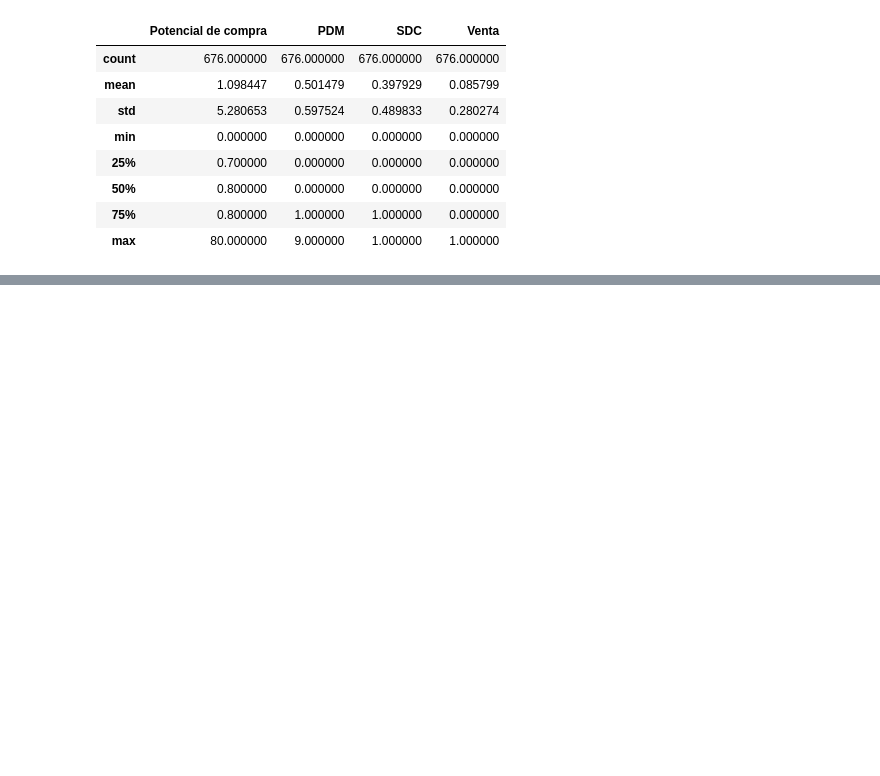
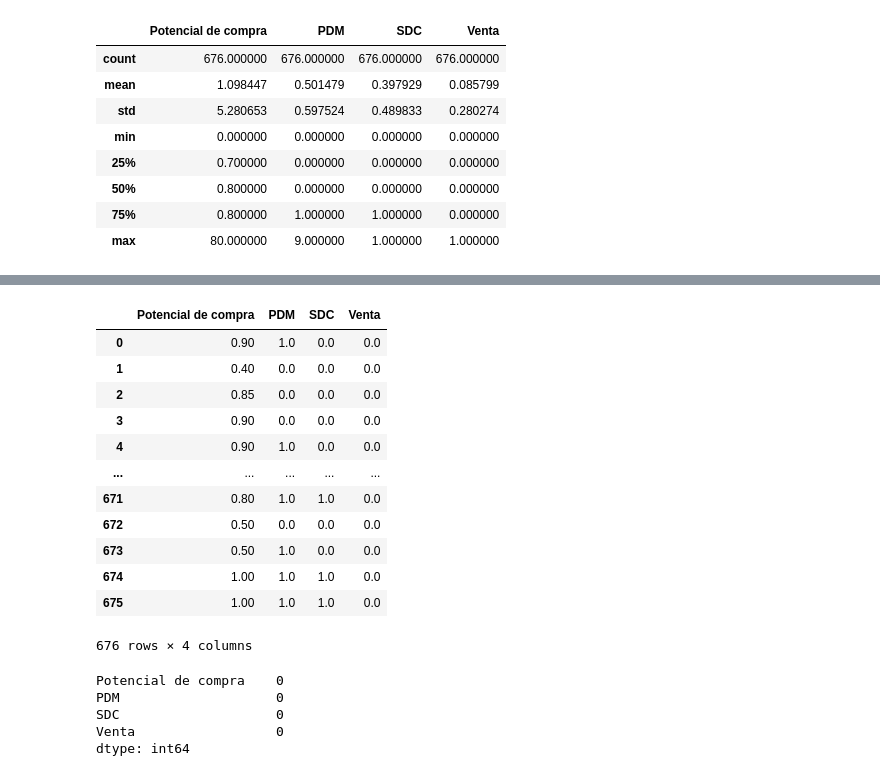
Before and after one commit to DavidMazonJuarez08/Valores-Atipicos, a Jupyter notebook: Actividad_3.1/Citas_Digital_Filtrado_Sin_Outliers.ipynb, the cells around one changed output, grey strips where cells are left out. Drawn from its saved outputs; the diff is of its cells as text; code cells hidden in the pictures; blank space fills up the shorter version.

```diff
--- a/Actividad_3.1/Citas_Digital_Filtrado_Sin_Outliers.ipynb
+++ b/Actividad_3.1/Citas_Digital_Filtrado_Sin_Outliers.ipynb
@@ -35,0 +118,30 @@ data.describe()
+# %%
+#Reemplazamos valores atípicos (nulos) del dataframe con "mean"
+#Realizamos una copia del dataframe
+data_clean = data3.copy()
+data_clean = data_clean.fillna(round(data3.mean(),1))
+data_clean
+# %% [output]
+|  | Potencial de compra | PDM | SDC | Venta |
+| 0 | 0.90 | 1.0 | 0.0 | 0.0 |
+| 1 | 0.40 | 0.0 | 0.0 | 0.0 |
+| 2 | 0.85 | 0.0 | 0.0 | 0.0 |
+| 3 | 0.90 | 0.0 | 0.0 | 0.0 |
+| 4 | 0.90 | 1.0 | 0.0 | 0.0 |
+| ... | ... | ... | ... | ... |
+| 671 | 0.80 | 1.0 | 1.0 | 0.0 |
+| 672 | 0.50 | 0.0 | 0.0 | 0.0 |
+| 673 | 0.50 | 1.0 | 0.0 | 0.0 |
+| 674 | 1.00 | 1.0 | 1.0 | 0.0 |
+| 675 | 1.00 | 1.0 | 1.0 | 0.0 |
+676 rows × 4 columns
+# %%
+#Corroboramos valores nulos del dataframe LIMPIO
+valores_nulos = data_clean.isnull().sum()
+valores_nulos
+# %% [output]
+Potencial de compra    0
+PDM                    0
+SDC                    0
+Venta                  0
+dtype: int64
```
Also changed, not shown: parts of 16 cells of this notebook.
